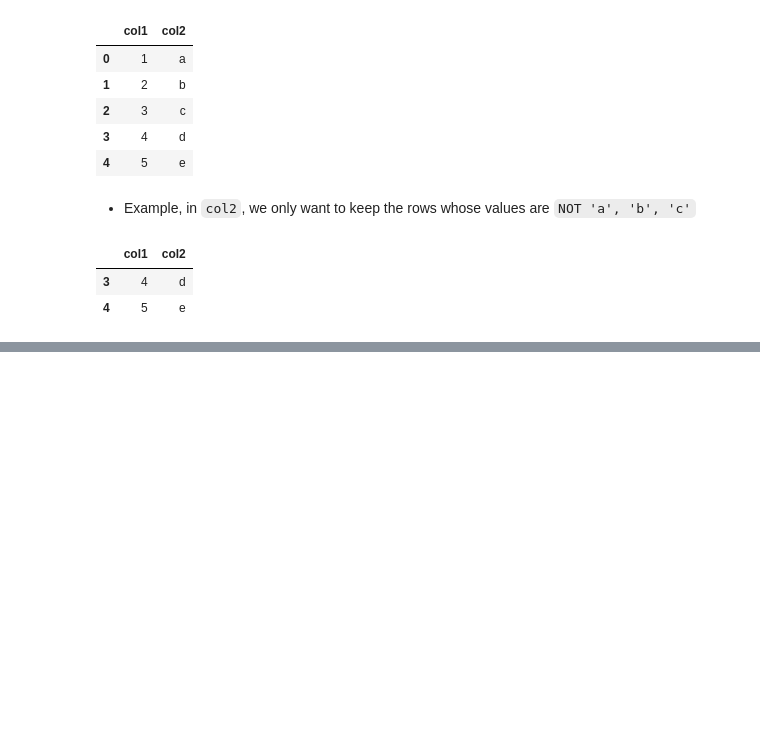
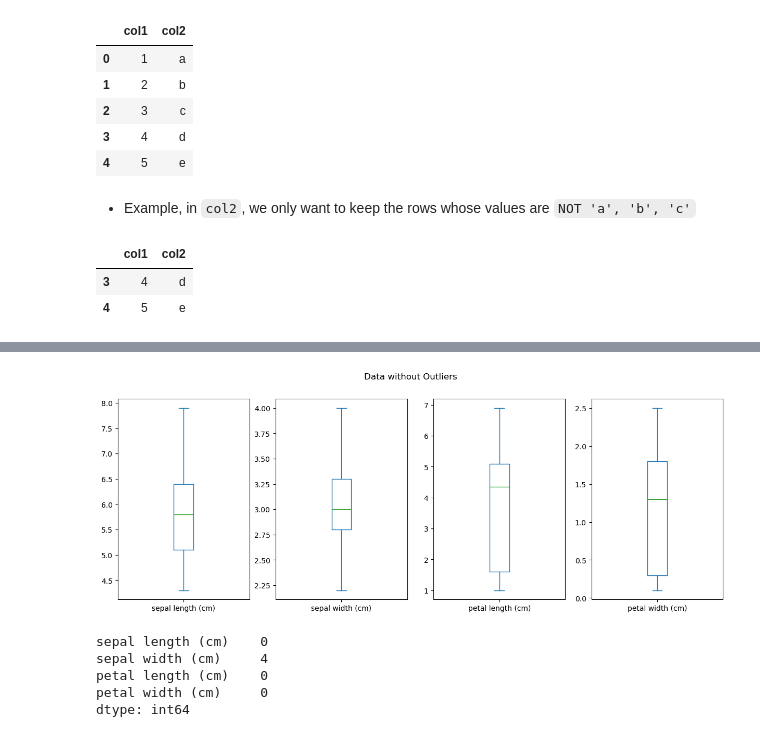
Before and after one commit to CodexploreRepo/machine-learning-101, a Jupyter notebook: notebooks/tutorial/outlier_removal.ipynb, the cells around one changed output, grey strips where cells are left out. Drawn from its saved outputs; the diff is of its cells as text; code cells hidden in the pictures; blank space fills up the shorter version.

```diff
--- a/notebooks/tutorial/outlier_removal.ipynb
+++ b/notebooks/tutorial/outlier_removal.ipynb
@@ -65,0 +86,28 @@ df.head()
+# %%
+class OutlierRemover(BaseEstimator,TransformerMixin):
+    def __init__(self,factor=1.5):
+        self.factor = factor
+
+    def outlier_detector(self,X,y=None):
+        X = pd.Series(X).copy()
+        q1 = X.quantile(0.25)
+        q3 = X.quantile(0.75)
+        iqr = q3 - q1
+        self.lower_bound.append(q1 - (self.factor * iqr))
+        self.upper_bound.append(q3 + (self.factor * iqr))
+
+    def fit(self,X,y=None):
+        self.lower_bound = []
+        self.upper_bound = []
+        X.apply(self.outlier_detector)
+        return self
+
+    def transform(self,X,y=None):
+        X = pd.DataFrame(X).copy()
+        for i in range(X.shape[1]):
+            x = X.iloc[:, i].copy()
+            x[(x < self.lower_bound[i]) | (x > self.upper_bound[i])] = np.nan
+            X.iloc[:, i] = x
+        return X
+
+outlier_remover = OutlierRemover()
@@ -65,0 +118,22 @@ df.head()
+# %%
+outlier_remover = OutlierRemover()
+
+#ColumnTransformer to remove outliers
+ct = ColumnTransformer(transformers=[['outlier_remover',OutlierRemover(), iris_df.columns]],remainder='passthrough')
+
+#iris data after outlier removal
+data_without_outliers = pd.DataFrame(ct.fit_transform(iris_df),columns=iris_df.columns)
+
+#iris data box plot after outlier removal
+data_without_outliers.plot(kind="box",subplots=True,figsize=(15,5),title="Data without Outliers");
+# %% [output]
+[figure, added]
+# %%
+# 4 outliers are removed from SepalWidthCm, other columns stayed the same as they have no outliers.
+data_without_outliers.isnull().sum()
+# %% [output]
+sepal length (cm)    0
+sepal width (cm)     4
+petal length (cm)    0
+petal width (cm)     0
+dtype: int64
```
Also changed, not shown: parts of 3 cells of this notebook.
